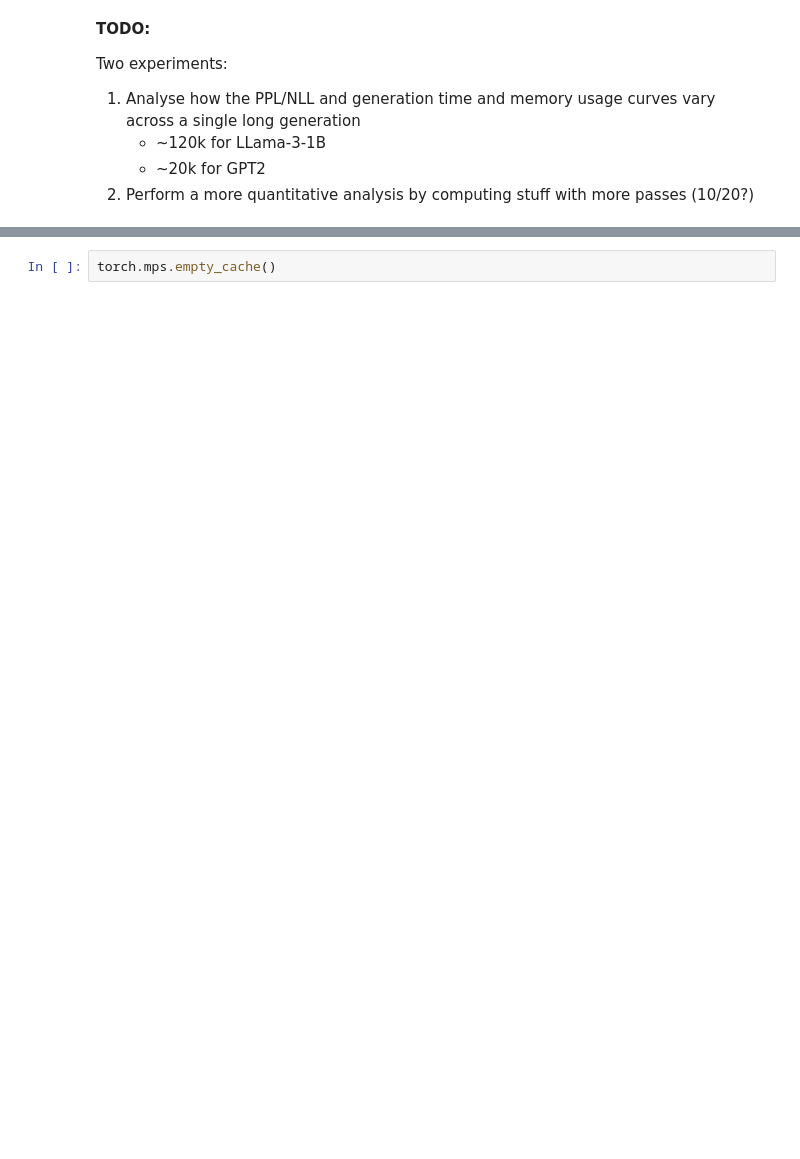
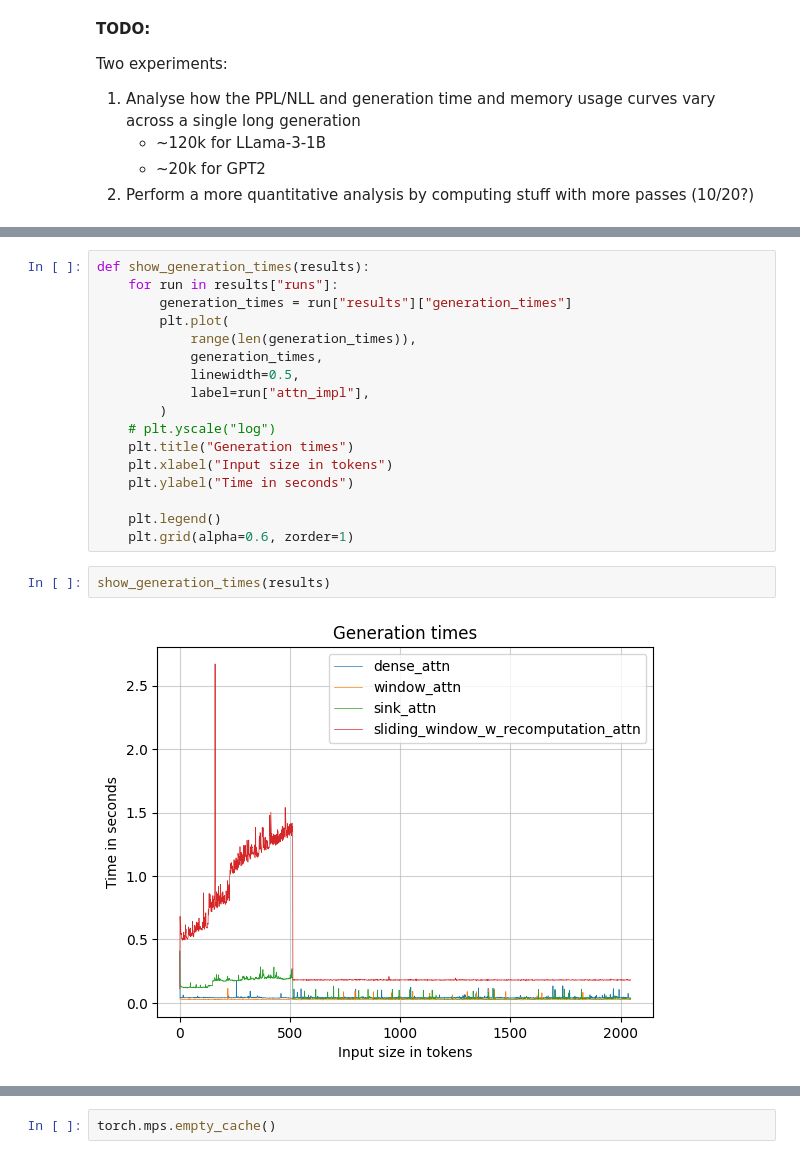
Before and after one commit to TheRootOf3/understanding-attention-sinks, a Jupyter notebook: main.ipynb, the cells around one changed output, grey strips where cells are left out. Drawn from its saved outputs; the diff is of its cells as text; blank space fills up the shorter version.

```diff
--- a/main.ipynb
+++ b/main.ipynb
@@ -586,0 +697,21 @@ past_key_values_size[0]
+# %%
+def show_generation_times(results):
+    for run in results["runs"]:
+        generation_times = run["results"]["generation_times"]
+        plt.plot(
+            range(len(generation_times)),
+            generation_times,
+            linewidth=0.5,
+            label=run["attn_impl"],
+        )
+    # plt.yscale("log")
+    plt.title("Generation times")
+    plt.xlabel("Input size in tokens")
+    plt.ylabel("Time in seconds")
+
+    plt.legend()
+    plt.grid(alpha=0.6, zorder=1)
+# %%
+show_generation_times(results)
+# %% [output]
+[figure, added]
```
Also changed, not shown: parts of 29 cells of this notebook.
